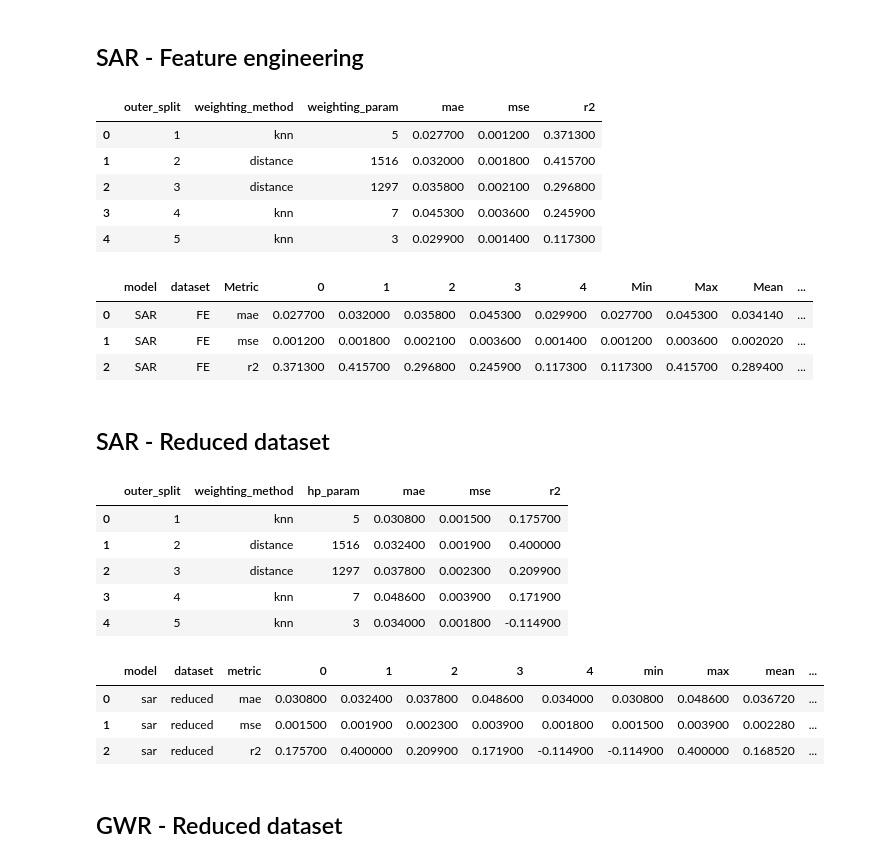
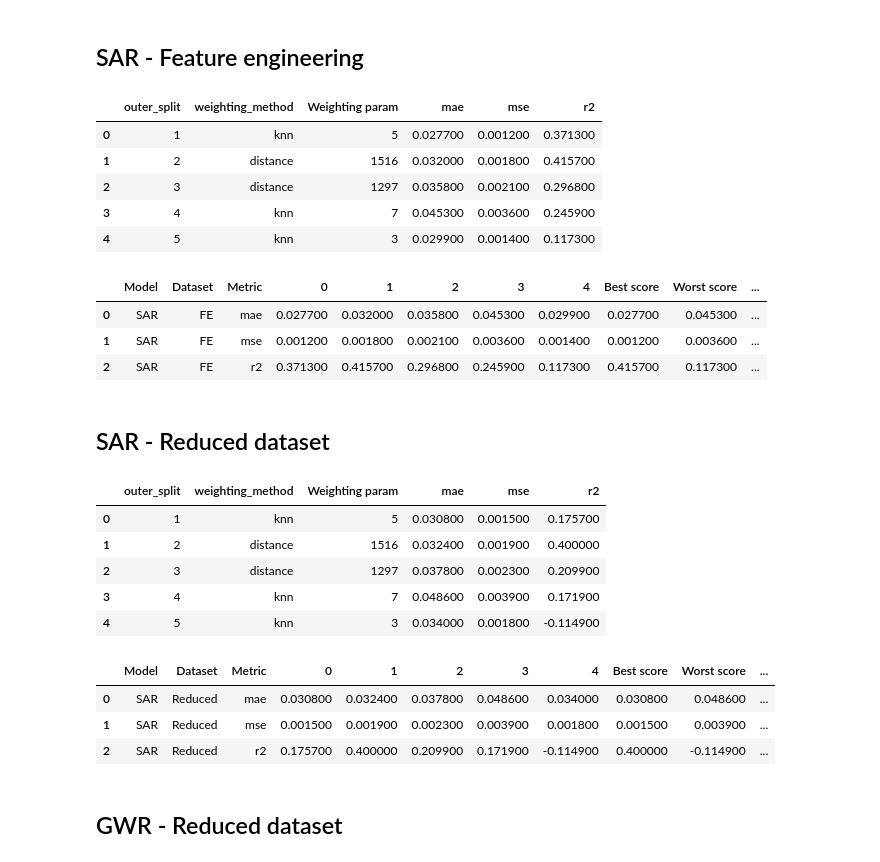
Before and after one commit to NathanDean/greenspace, a Jupyter notebook: 16_data_analysis.ipynb, the cells around one changed output. Saved outputs shown, nothing was run; the diff lists cells and outputs as text; code cells hidden in the pictures.

```diff
--- a/16_data_analysis.ipynb
+++ b/16_data_analysis.ipynb
@@ -39,16 +39,18 @@ def create_results_table(data):
                 **item["hps"],
                 "mae": item["mae"],
                 "mse": item["mse"],
-                "r2": item["r2"]
+                "r2": item["r2"],
             }
             for item in data
         ]
     )
 
     if "k" in results.columns and "max_distance" in results.columns:
-        results.insert(2, "weighting_param", results["k"].fillna(results["max_distance"]))
-        results["weighting_param"] = results["weighting_param"].astype(int)
-        results = results.drop(columns = ["k", "max_distance"])
+        results.insert(
+            2, "Weighting param", results["k"].fillna(results["max_distance"])
+        )
+        results["Weighting param"] = results["Weighting param"].astype(int)
+        results = results.drop(columns=["k", "max_distance"])
 
     numeric_cols = results.select_dtypes(include=["float64", "float32"]).columns
     results[numeric_cols] = results[numeric_cols].round(6)
@@ -59,18 +61,22 @@ def create_stats_table(df, model_name, dataset_name):
     df = df[["mae", "mse", "r2"]].copy()
     df = df.transpose()
     split_scores = df.columns
-    df["Min"] = df[split_scores].min(axis=1)
-    df["Max"] = df[split_scores].max(axis=1)
-    df["Mean"] = df[split_scores].mean(axis=1)
+    df["Best score"] = df[split_scores].apply(
+        lambda row: row.max() if row.name == "r2" else row.min(), axis=1
+    )
+    df["Worst score"] = df[split_scores].apply(
+        lambda row: row.min() if row.name == "r2" else row.max(), axis=1
+    )
+    df["Mean score"] = df[split_scores].mean(axis=1)
+    df["Best split"] = df[split_scores].apply(
+        lambda row: row.idxmax() if row.name == "r2" else row.idxmin(), axis=1
+    )
     df["Worst split"] = df[split_scores].apply(
         lambda row: row.idxmin() if row.name == "r2" else row.idxmax(), axis=1
     )
-    df["Best split"] = df[split_scores].apply(
-        lambda row: row.idxmax() if row.name == "r2" else row.idxmin(), axis=1
-    )
     df = df.reset_index().rename(columns={"index": "Metric"})
-    df.insert(0, "model", model_name)
-    df.insert(1, "dataset", dataset_name)
+    df.insert(0, "Model", model_name)
+    df.insert(1, "Dataset", dataset_name)
     numeric_cols = df.select_dtypes(include=["float64", "float32"]).columns
     df[numeric_cols] = df[numeric_cols].round(6)
     return df
@@ -234,7 +271,7 @@ ann_reduced_stats
 # %%
 sar_fe_results
 # %% [output]
-|  | outer_split | weighting_method | weighting_param | mae | mse | r2 |
+|  | outer_split | weighting_method | Weighting param | mae | mse | r2 |
 | 0 | 1 | knn | 5 | 0.027700 | 0.001200 | 0.371300 |
 | 1 | 2 | distance | 1516 | 0.032000 | 0.001800 | 0.415700 |
 | 2 | 3 | distance | 1297 | 0.035800 | 0.002100 | 0.296800 |
@@ -243,28 +280,28 @@ sar_fe_results
 # %%
 sar_fe_stats
 # %% [output]
-|  | model | dataset | Metric | 0 | 1 | 2 | 3 | 4 | Min | Max | Mean | ... |
-| 0 | SAR | FE | mae | 0.027700 | 0.032000 | 0.035800 | 0.045300 | 0.029900 | 0.027700 | 0.045300 | 0.034140 | ... |
-| 1 | SAR | FE | mse | 0.001200 | 0.001800 | 0.002100 | 0.003600 | 0.001400 | 0.001200 | 0.003600 | 0.002020 | ... |
-| 2 | SAR | FE | r2 | 0.371300 | 0.415700 | 0.296800 | 0.245900 | 0.117300 | 0.117300 | 0.415700 | 0.289400 | ... |
+|  | Model | Dataset | Metric | 0 | 1 | 2 | 3 | 4 | Best score | Worst score | ... |
+| 0 | SAR | FE | mae | 0.027700 | 0.032000 | 0.035800 | 0.045300 | 0.029900 | 0.027700 | 0.045300 | ... |
+| 1 | SAR | FE | mse | 0.001200 | 0.001800 | 0.002100 | 0.003600 | 0.001400 | 0.001200 | 0.003600 | ... |
+| 2 | SAR | FE | r2 | 0.371300 | 0.415700 | 0.296800 | 0.245900 | 0.117300 | 0.415700 | 0.117300 | ... |
 # %% [markdown]
 ## SAR - Reduced dataset
 # %%
-sar_fe_reduced_results
+sar_reduced_results
 # %% [output]
-|  | outer_split | weighting_method | hp_param | mae | mse | r2 |
+|  | outer_split | weighting_method | Weighting param | mae | mse | r2 |
 | 0 | 1 | knn | 5 | 0.030800 | 0.001500 | 0.175700 |
 | 1 | 2 | distance | 1516 | 0.032400 | 0.001900 | 0.400000 |
 | 2 | 3 | distance | 1297 | 0.037800 | 0.002300 | 0.209900 |
 | 3 | 4 | knn | 7 | 0.048600 | 0.003900 | 0.171900 |
 | 4 | 5 | knn | 3 | 0.034000 | 0.001800 | -0.114900 |
 # %%
-sar_fe_reduced_stats
+sar_reduced_stats
 # %% [output]
-|  | model | dataset | metric | 0 | 1 | 2 | 3 | 4 | min | max | mean | ... |
-| 0 | sar | reduced | mae | 0.030800 | 0.032400 | 0.037800 | 0.048600 | 0.034000 | 0.030800 | 0.048600 | 0.036720 | ... |
-| 1 | sar | reduced | mse | 0.001500 | 0.001900 | 0.002300 | 0.003900 | 0.001800 | 0.001500 | 0.003900 | 0.002280 | ... |
-| 2 | sar | reduced | r2 | 0.175700 | 0.400000 | 0.209900 | 0.171900 | -0.114900 | -0.114900 | 0.400000 | 0.168520 | ... |
+|  | Model | Dataset | Metric | 0 | 1 | 2 | 3 | 4 | Best score | Worst score | ... |
+| 0 | SAR | Reduced | mae | 0.030800 | 0.032400 | 0.037800 | 0.048600 | 0.034000 | 0.030800 | 0.048600 | ... |
+| 1 | SAR | Reduced | mse | 0.001500 | 0.001900 | 0.002300 | 0.003900 | 0.001800 | 0.001500 | 0.003900 | ... |
+| 2 | SAR | Reduced | r2 | 0.175700 | 0.400000 | 0.209900 | 0.171900 | -0.114900 | 0.400000 | -0.114900 | ... |
 # %% [markdown]
 ## GWR - Reduced dataset
 # %%
```
Also changed, not shown: parts of 16 cells of this notebook, 14 other files.
